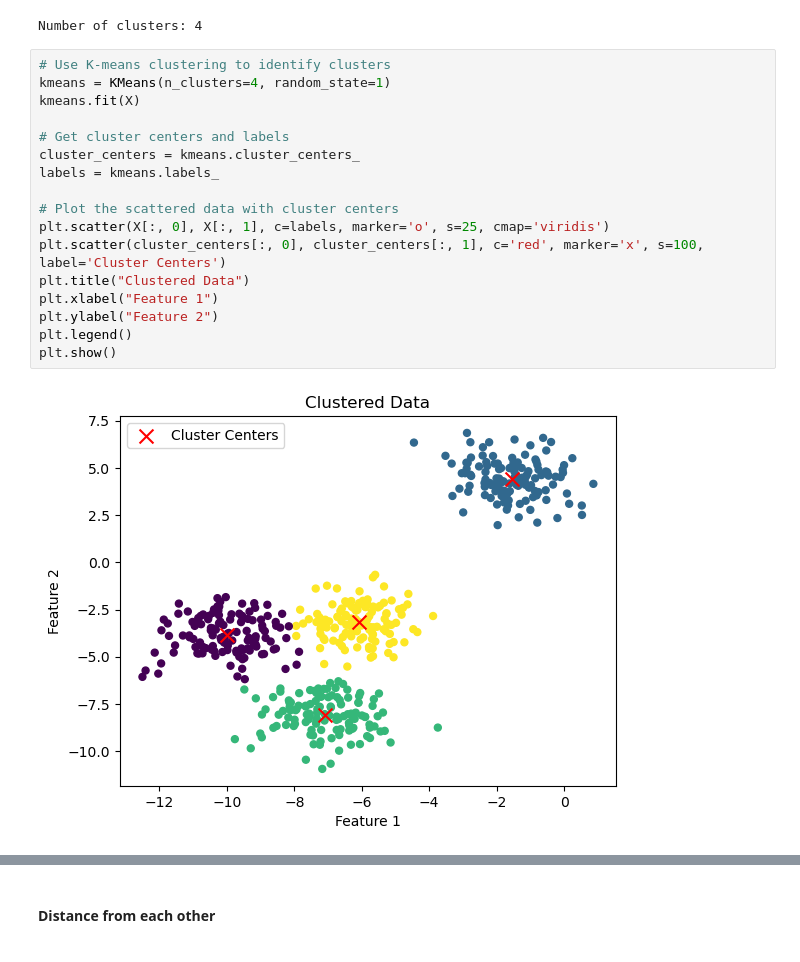
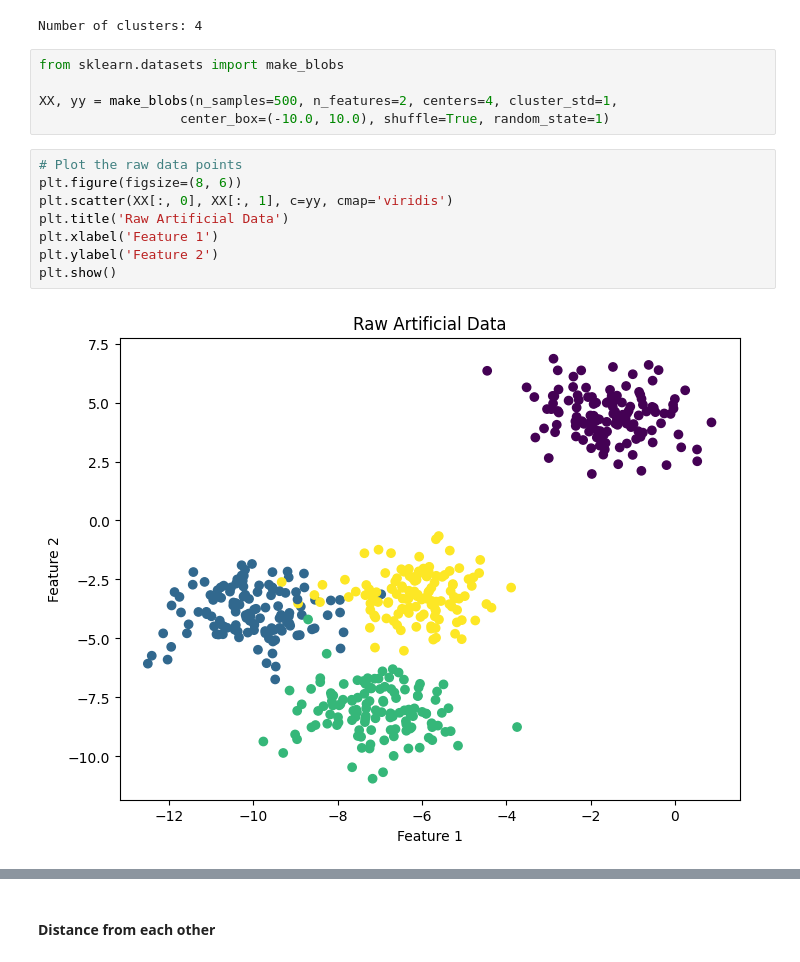
Before and after one commit to MaoRendon/MachineLearningII, a Jupyter notebook: Lab2ML2.ipynb, the cells around one changed output, grey strips where cells are left out. Drawn from its saved outputs; the diff is of its cells as text.

```diff
--- a/Lab2ML2.ipynb
+++ b/Lab2ML2.ipynb
@@ -384,21 +614,17 @@ print(f'Number of clusters: {num_clusters}')
 [figure]
 Number of clusters: 4
 # %%
-# Use K-means clustering to identify clusters
-kmeans = KMeans(n_clusters=4, random_state=1)
-kmeans.fit(X)
+from sklearn.datasets import make_blobs
 
-# Get cluster centers and labels
-cluster_centers = kmeans.cluster_centers_
-labels = kmeans.labels_
-
-# Plot the scattered data with cluster centers
-plt.scatter(X[:, 0], X[:, 1], c=labels, marker='o', s=25, cmap='viridis')
-plt.scatter(cluster_centers[:, 0], cluster_centers[:, 1], c='red', marker='x', s=100, label='Cluster Centers')
-plt.title("Clustered Data")
-plt.xlabel("Feature 1")
-plt.ylabel("Feature 2")
-plt.legend()
-plt.show()
+XX, yy = make_blobs(n_samples=500, n_features=2, centers=4, cluster_std=1,
+                  center_box=(-10.0, 10.0), shuffle=True, random_state=1)
-# %% [output]
-[figure, removed]
+# %%
+# Plot the raw data points
+plt.figure(figsize=(8, 6))
+plt.scatter(XX[:, 0], XX[:, 1], c=yy, cmap='viridis')
+plt.title('Raw Artificial Data')
+plt.xlabel('Feature 1')
+plt.ylabel('Feature 2')
+plt.show()
+# %% [output]
+[figure, added]
```
Also changed, not shown: parts of 23 cells of this notebook.
